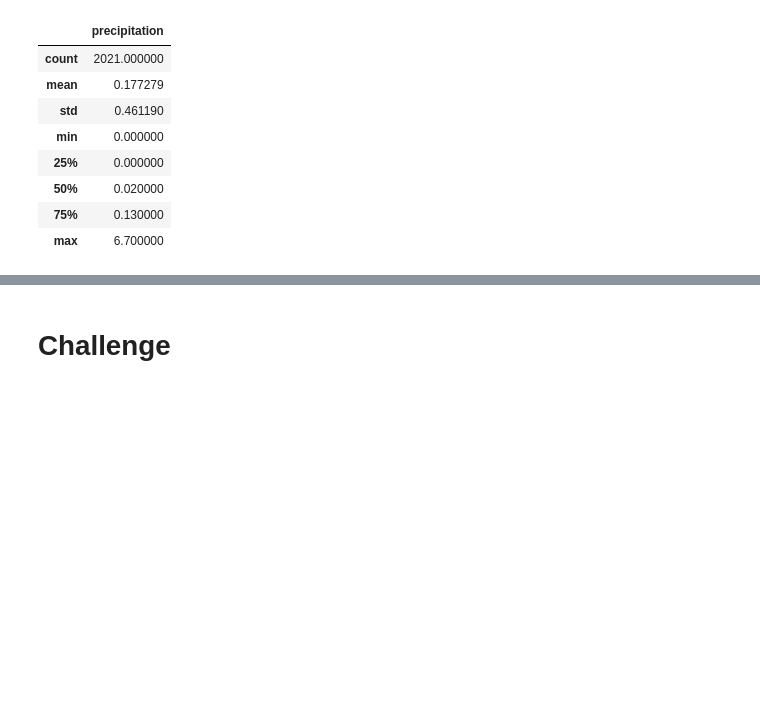
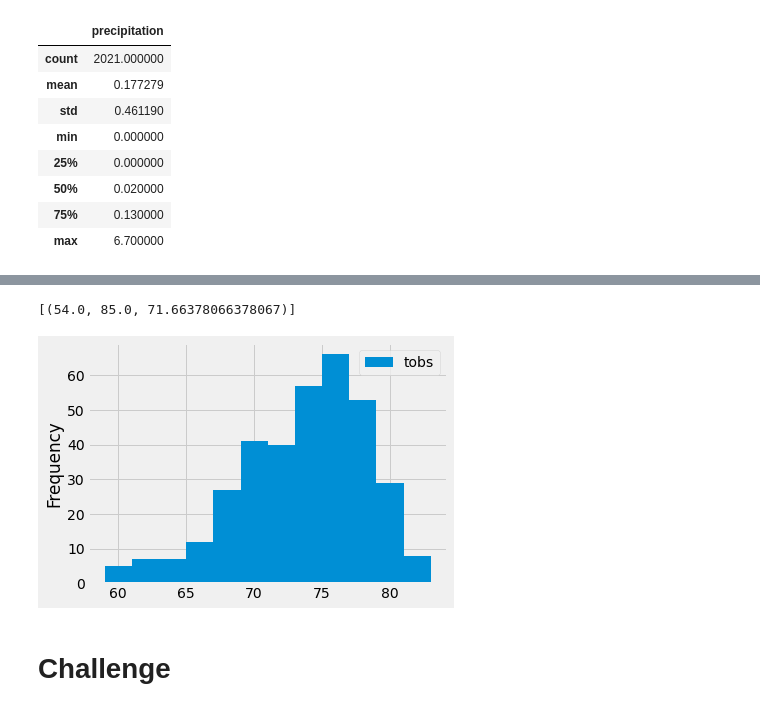
Before and after one commit to StephanieAShulman/AdvancedDataStorageNRetrieval, a Jupyter notebook: climate_analysis.ipynb, the cells around one changed output, grey strips where cells are left out. Cells and saved outputs as stored; diff of their text form; code cells hidden in the pictures; blank space fills up the shorter version.

```diff
--- a/climate_analysis.ipynb
+++ b/climate_analysis.ipynb
@@ -109,9 +137,35 @@ df.describe()
 # %%
-# Using the station id from the previous query, calculate the lowest temperature recorded,
+# QUESTION: Using the station id from the previous query, what are the the lowest temperature recorded,
 # highest temperature recorded, and average temperature most active station?
+
+# Start the session looking to apply func.min, func.max, func.avg; filter to the station of interest (USC00519281);
+#
+session.query(func.min(Measurement.tobs), func.max(Measurement.tobs), func.avg(Measurement.tobs)).\
+filter(Measurement.station == 'USC00519281').all()
+
+# Low: 54, High: 85, Avg: 72
+# %% [output]
+[(54.0, 85.0, 71.66378066378067)]
 # %%
 # Choose the station with the highest number of temperature observations.
 # Query the last 12 months of temperature observation data for this station and plot the results as a histogram
+results = session.query(Measurement.tobs).\
+filter(Measurement.station == 'USC00519281').\
+filter(Measurement.date >= prev_year).all()
+
+#print(results)
+
+# Convert to a data frame
+df = pd.DataFrame(results, columns=['tobs'])
+#print(df)
+
+# Plot the observations, creating a histogram
+df.plot.hist(bins=12)
+plt.tight_layout()
+
+# Most days over 67 degrees
+# %% [output]
+[figure, added]
 # %%
 # Write a function called `calc_temps` that will accept start date and end date in the format '%Y-%m-%d'
 # and return the minimum, average, and maximum temperatures for that range of dates
```
Also changed, not shown: parts of 4 cells of this notebook.
